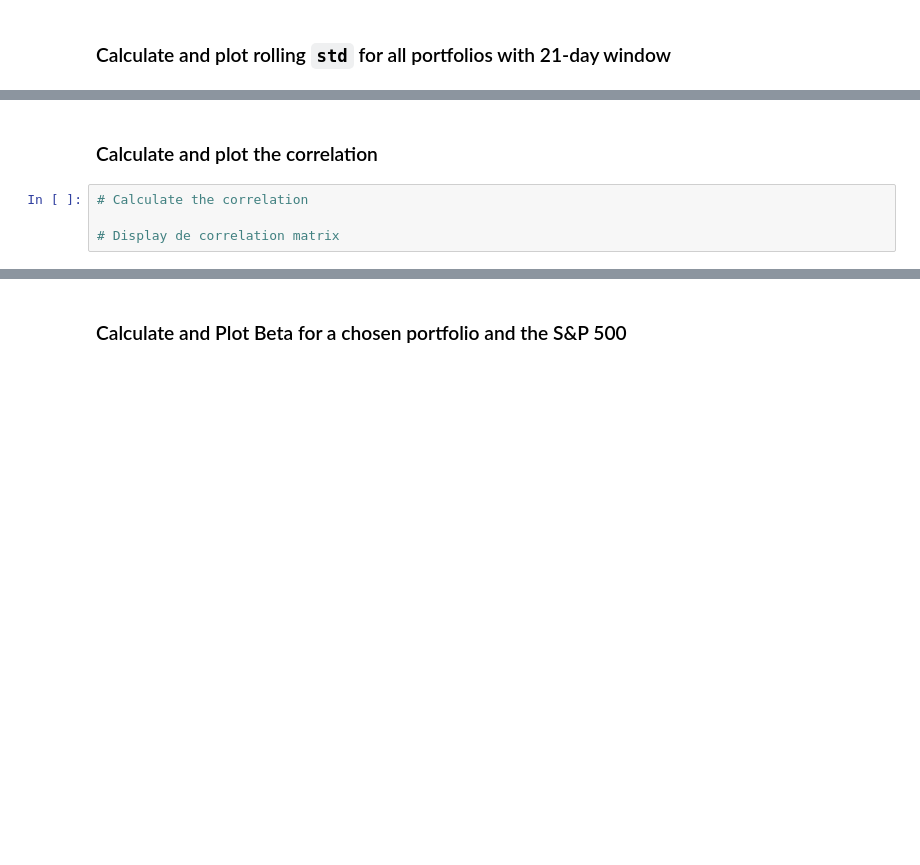
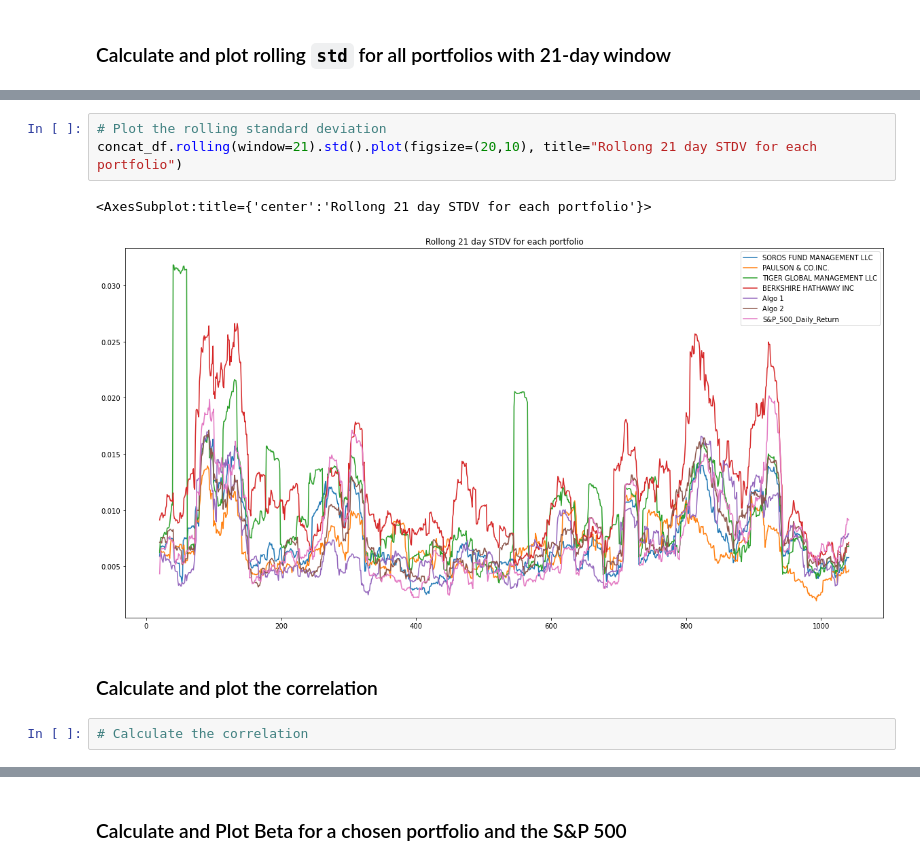
Before and after one commit to jbrown2155/Week_4_Pandas, a Jupyter notebook: New_Whale.ipynb, the cells around one changed output, grey strips where cells are left out. Saved outputs shown, nothing was run; the diff lists cells and outputs as text; blank space fills up the shorter version.

```diff
--- a/New_Whale.ipynb
+++ b/New_Whale.ipynb
@@ -555,6 +758,10 @@ Risk changes over time. Analyze the rolling statistics for Risk and Beta.
+# %%
+# Plot the rolling standard deviation
+concat_df.rolling(window=21).std().plot(figsize=(20,10), title="Rollong 21 day STDV for each portfolio")
+# %% [output]
+<AxesSubplot:title={'center':'Rollong 21 day STDV for each portfolio'}>
+[figure, added]
 # %% [markdown]
 ### Calculate and plot the correlation
 # %%
 # Calculate the correlation
-
-# Display de correlation matrix
```
Also changed, not shown: parts of 83 cells of this notebook.
